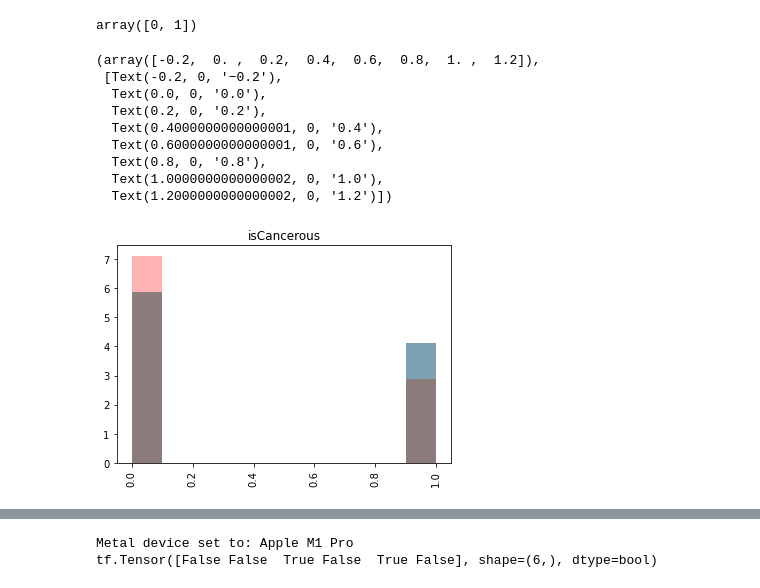
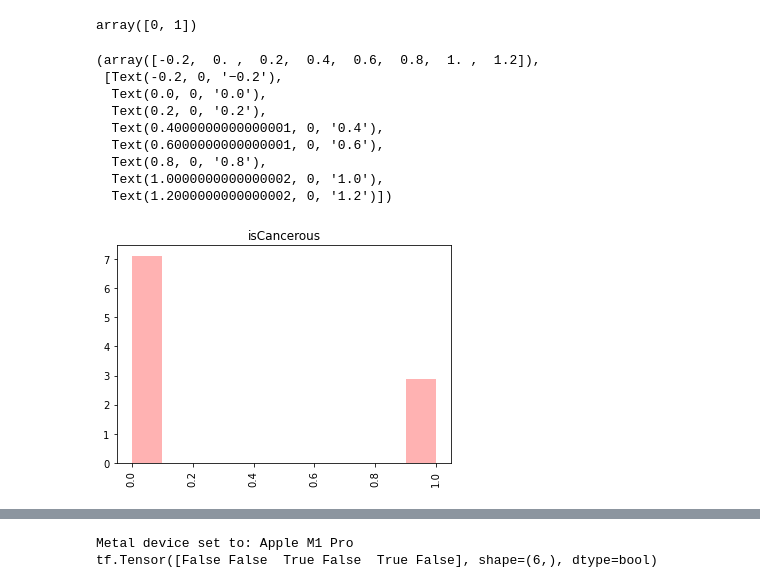
Before and after one commit to SHVleV9CYWkK/CRCHistoPhenotypes-Image-Classification, a Jupyter notebook: experiment.ipynb, the cells around one changed output, grey strips where cells are left out. Drawn from its saved outputs; the diff is of its cells as text; code cells hidden in the pictures.

```diff
--- a/experiment.ipynb
+++ b/experiment.ipynb
@@ -14,22 +14,22 @@ data_extra['isCancerous'].unique()
 # %% [output]
 array([0, 1])
 # %%
-plt.hist(data['isCancerous'], alpha=0.3, color='b', density=True)
+# plt.hist(data['isCancerous'], alpha=0.3, color='b', density=True)
 plt.hist(data_extra['isCancerous'], alpha=0.3, color='r', density=True)
-plt.hist(data['isCancerous'], alpha=0.3, color='g', density=True)
+# plt.hist(data['isCancerous'], alpha=0.3, color='g', density=True)
 plt.title('isCancerous')
 plt.xticks(rotation='vertical')
 # %% [output]
 (array([-0.2,  0. ,  0.2,  0.4,  0.6,  0.8,  1. ,  1.2]),
  [Text(-0.2, 0, '−0.2'),
   Text(0.0, 0, '0.0'),
   Text(0.2, 0, '0.2'),
   Text(0.4000000000000001, 0, '0.4'),
   Text(0.6000000000000001, 0, '0.6'),
   Text(0.8, 0, '0.8'),
   Text(1.0000000000000002, 0, '1.0'),
   Text(1.2000000000000002, 0, '1.2')])
-[figure, old version]
+[figure, new version]
 # %%
 unique_cell_types = data['cellTypeName'].unique()
 selected_images = {}
```
Also changed, not shown: parts of 1 cell of this notebook, 3 other files.
